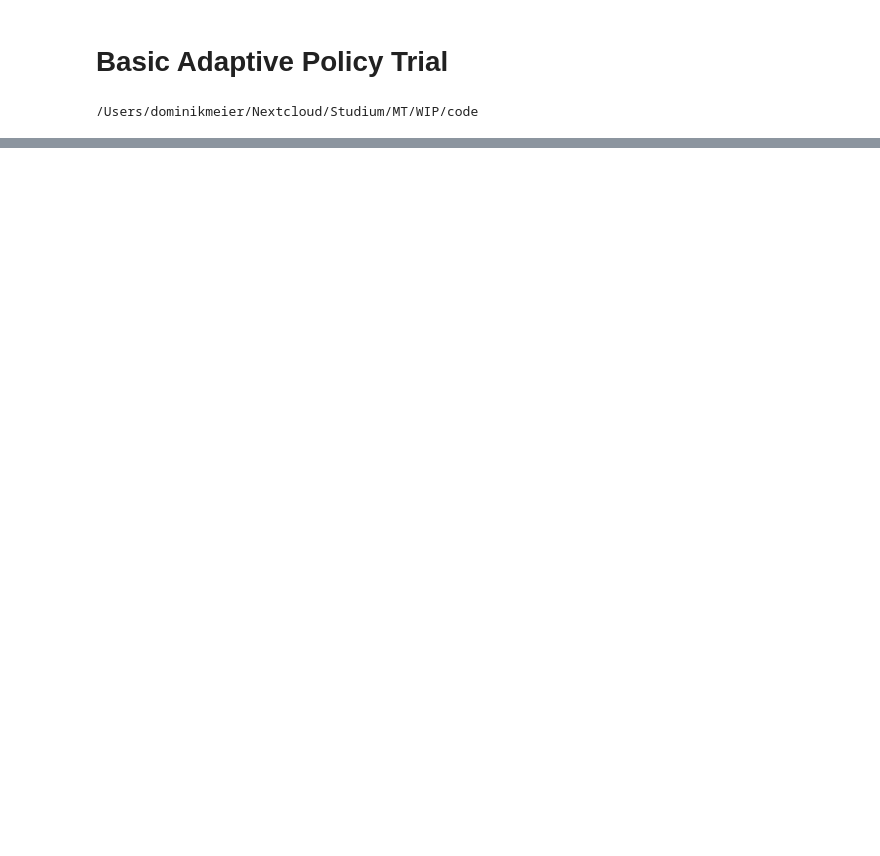
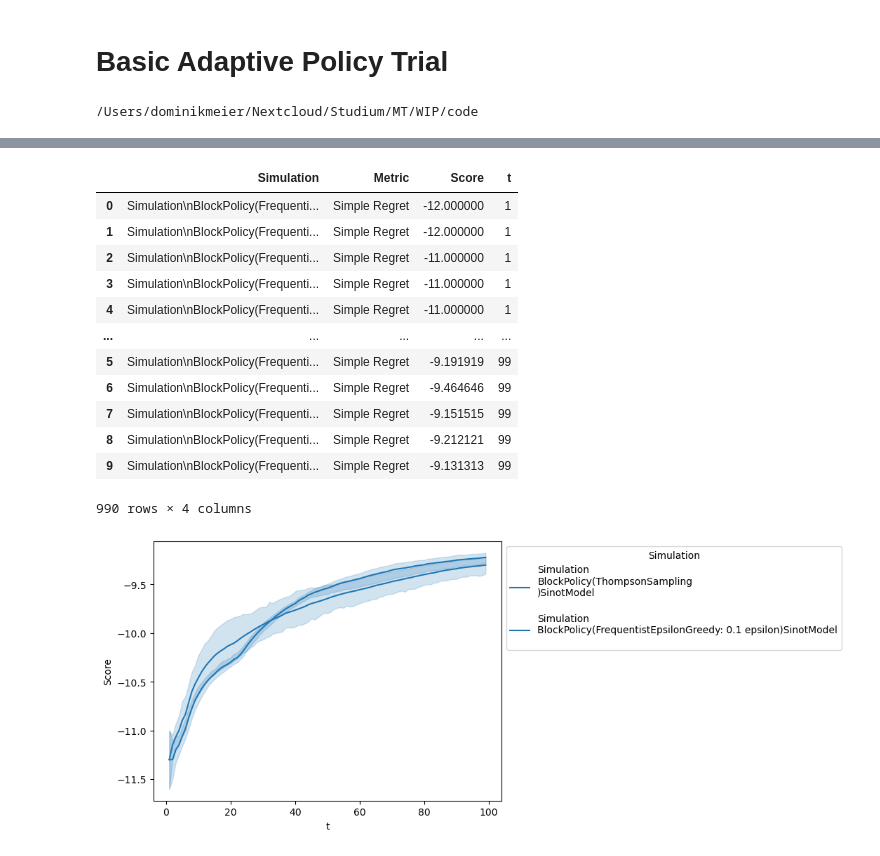
Before and after one commit to HIAlab/adaptive_nof1, a Jupyter notebook: notebooks/Adaptive_Policy_Comparison.ipynb, the cells around one changed output, grey strips where cells are left out. Saved outputs shown, nothing was run; the diff lists cells and outputs as text; code cells hidden in the pictures; blank space fills up the shorter version.

```diff
--- a/notebooks/Adaptive_Policy_Comparison.ipynb
+++ b/notebooks/Adaptive_Policy_Comparison.ipynb
@@ -120,0 +300,18 @@ Sampling 4 chains for 1_000 tune and 4_000 draw iterations (4_000 + 16_000 draws
+# %%
+series.plot_line(SimpleRegret())
+series2.plot_line(SimpleRegret())
+# %% [output]
+|  | Simulation | Metric | Score | t |
+| 0 | Simulation\nBlockPolicy(Frequenti... | Simple Regret | -12.000000 | 1 |
+| 1 | Simulation\nBlockPolicy(Frequenti... | Simple Regret | -12.000000 | 1 |
+| 2 | Simulation\nBlockPolicy(Frequenti... | Simple Regret | -11.000000 | 1 |
+| 3 | Simulation\nBlockPolicy(Frequenti... | Simple Regret | -11.000000 | 1 |
+| 4 | Simulation\nBlockPolicy(Frequenti... | Simple Regret | -11.000000 | 1 |
+| ... | ... | ... | ... | ... |
+| 5 | Simulation\nBlockPolicy(Frequenti... | Simple Regret | -9.191919 | 99 |
+| 6 | Simulation\nBlockPolicy(Frequenti... | Simple Regret | -9.464646 | 99 |
+| 7 | Simulation\nBlockPolicy(Frequenti... | Simple Regret | -9.151515 | 99 |
+| 8 | Simulation\nBlockPolicy(Frequenti... | Simple Regret | -9.212121 | 99 |
+| 9 | Simulation\nBlockPolicy(Frequenti... | Simple Regret | -9.131313 | 99 |
+990 rows × 4 columns
+[figure, added]
```
Also changed, not shown: parts of 12 cells of this notebook, 7 other files.
